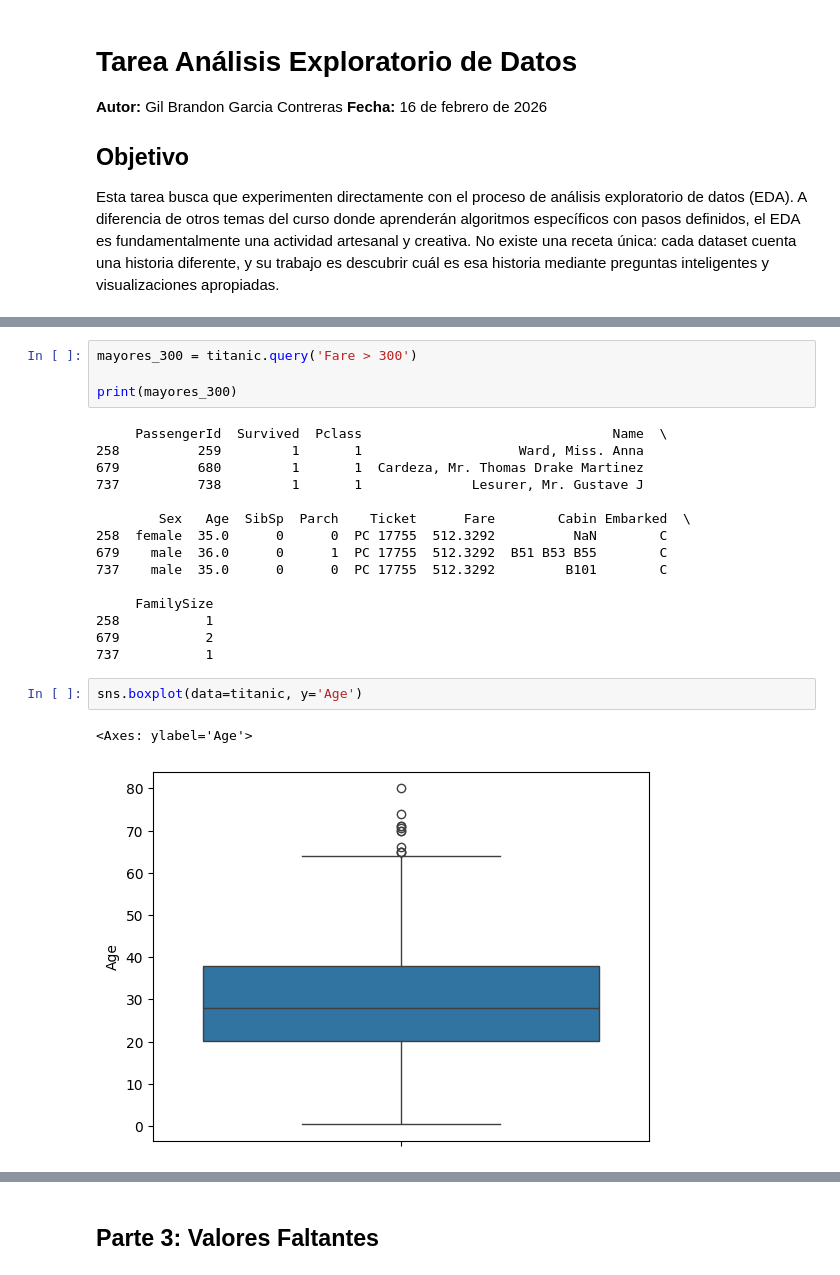
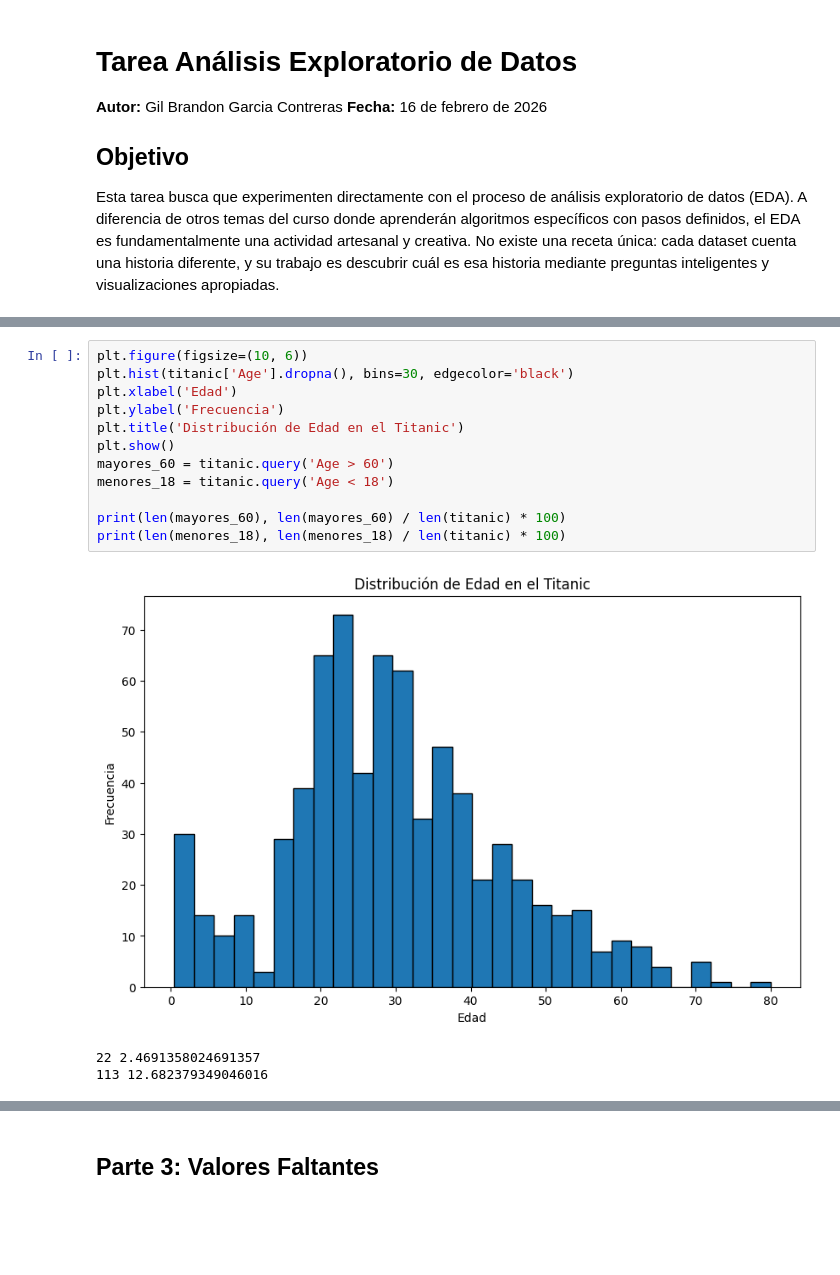
Before and after one commit to gil-brandon/TC2004B-gil-brandon, a Jupyter notebook: notebooks/Análisis_Exploratorio_de_Datos.ipynb, the cells around one changed output, grey strips where cells are left out. Drawn from its saved outputs; the diff is of its cells as text; blank space fills up the shorter version.

```diff
--- a/notebooks/Análisis_Exploratorio_de_Datos.ipynb
+++ b/notebooks/Análisis_Exploratorio_de_Datos.ipynb
@@ -106,24 +126,16 @@ sns.boxplot(data=titanic, y='Fare')
-# %%
-mayores_300 = titanic.query('Fare > 300')
-
-print(mayores_300)
-# %% [output]
-     PassengerId  Survived  Pclass                                Name  \
-258          259         1       1                    Ward, Miss. Anna
-679          680         1       1  Cardeza, Mr. Thomas Drake Martinez
-737          738         1       1              Lesurer, Mr. Gustave J
-
-        Sex   Age  SibSp  Parch    Ticket      Fare        Cabin Embarked  \
-258  female  35.0      0      0  PC 17755  512.3292          NaN        C
-679    male  36.0      0      1  PC 17755  512.3292  B51 B53 B55        C
-737    male  35.0      0      0  PC 17755  512.3292         B101        C
-
-     FamilySize
-258           1
-679           2
-737           1
 # %%
-sns.boxplot(data=titanic, y='Age')
+plt.figure(figsize=(10, 6))
+plt.hist(titanic['Age'].dropna(), bins=30, edgecolor='black')
+plt.xlabel('Edad')
+plt.ylabel('Frecuencia')
+plt.title('Distribución de Edad en el Titanic')
+plt.show()
+mayores_60 = titanic.query('Age > 60')
+menores_18 = titanic.query('Age < 18')
+
+print(len(mayores_60), len(mayores_60) / len(titanic) * 100)
+print(len(menores_18), len(menores_18) / len(titanic) * 100)
 # %% [output]
+[figure, new version]
-<Axes: ylabel='Age'>
+22 2.4691358024691357
+113 12.682379349046016
-[figure, old version]
```
Also changed, not shown: parts of 19 cells of this notebook.
